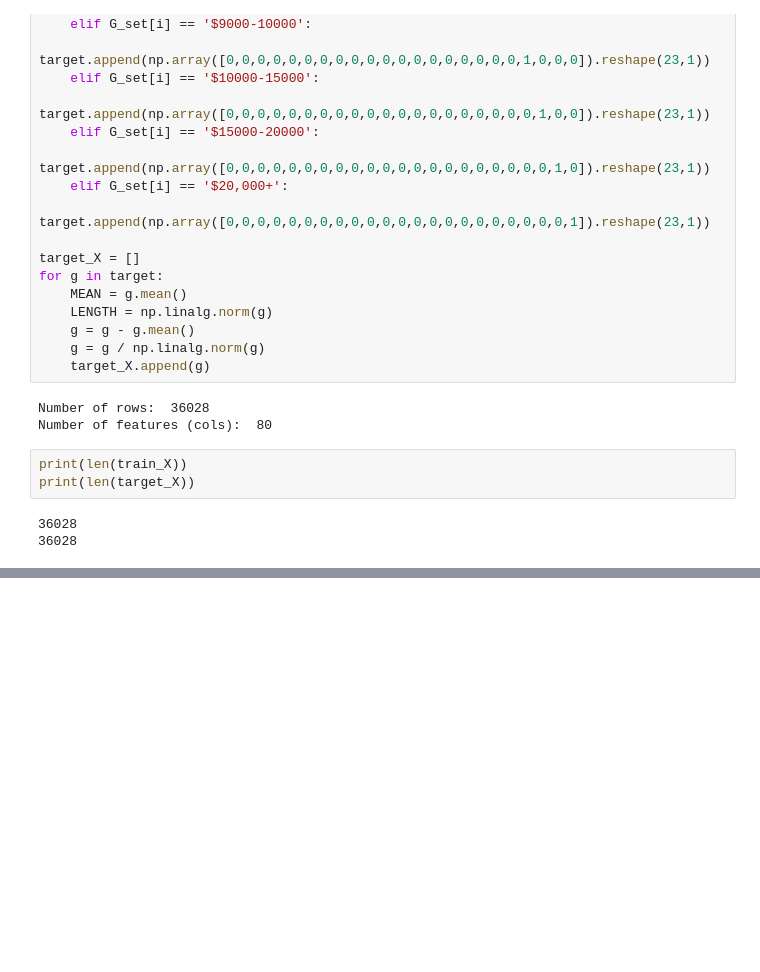
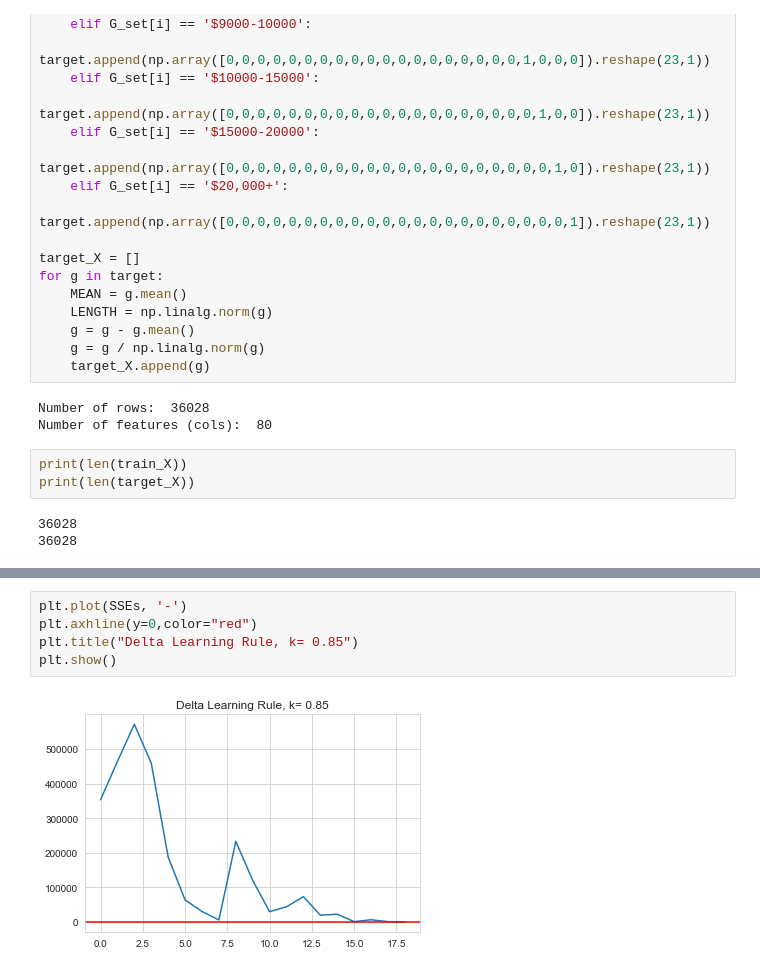
Before and after one commit to kianamills26/super-duper, a Jupyter notebook: FINAL_PROJ.ipynb, the cells around one changed output, grey strips where cells are left out. Drawn from its saved outputs; the diff is of its cells as text; blank space fills up the shorter version.

```diff
--- a/FINAL_PROJ.ipynb
+++ b/FINAL_PROJ.ipynb
@@ -1060,3 +1059,10 @@ plt.show()
+# %%
+plt.plot(SSEs, '-')
+plt.axhline(y=0,color="red")
+plt.title("Delta Learning Rule, k= 0.85")
+plt.show()
+# %% [output]
+[figure, added]
 # %%
 ##################################
 ## CLASSIFICATIONS FOR TRAINING ##
```
Also changed, not shown: parts of 11 cells of this notebook.
